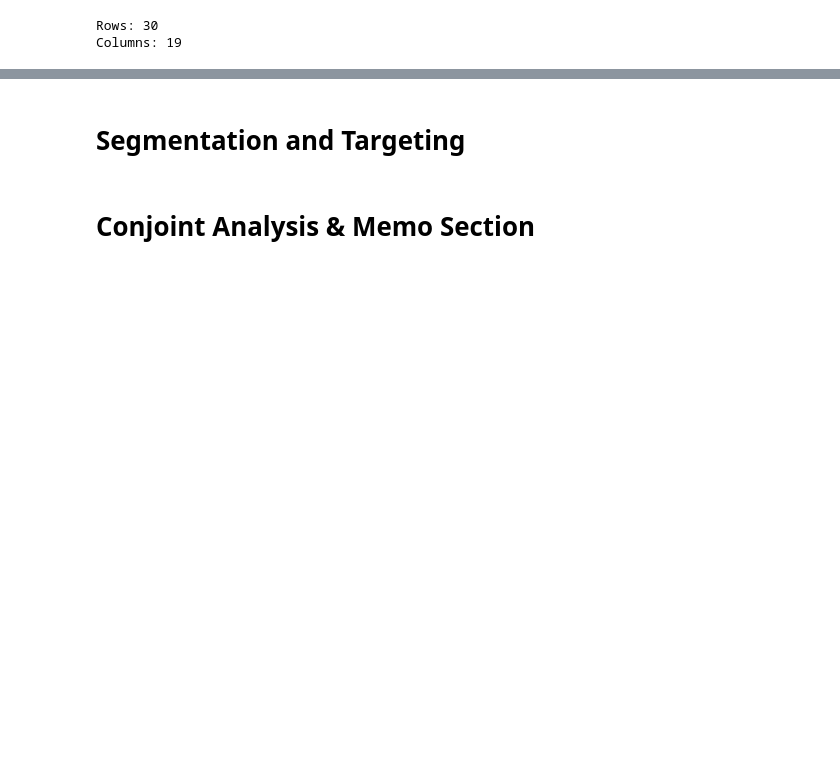
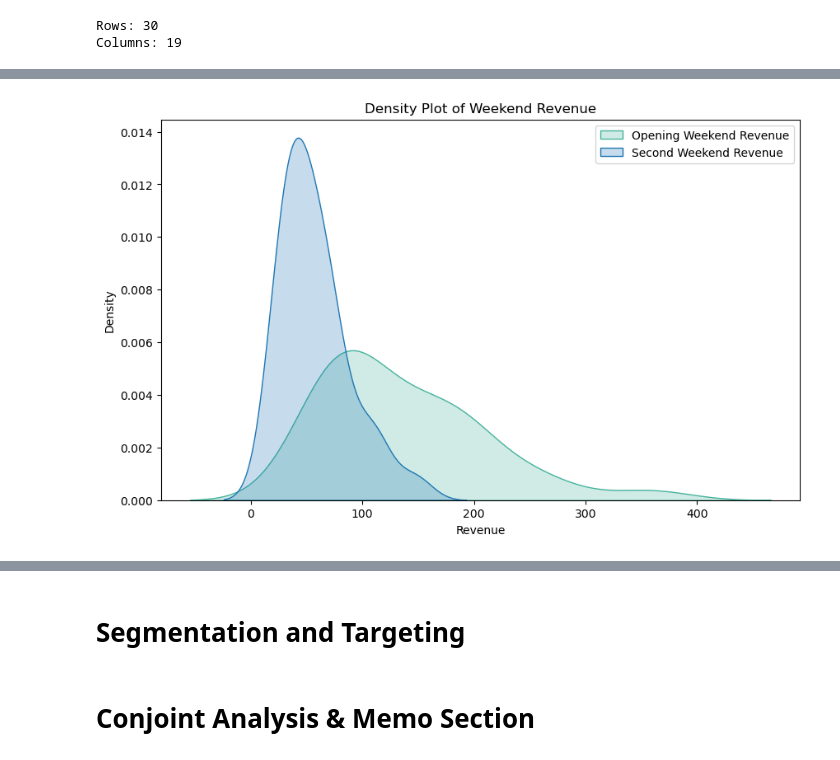
Before and after one commit to dz080/AD654_FinalProject, a Jupyter notebook: SemesterProject_JPD18.ipynb, the cells around one changed output, grey strips where cells are left out. Saved outputs shown, nothing was run; the diff lists cells and outputs as text; code cells hidden in the pictures; blank space fills up the shorter version.

```diff
--- a/SemesterProject_JPD18.ipynb
+++ b/SemesterProject_JPD18.ipynb
@@ -36,3 +58,20 @@ marvel_movies.describe()
 | 50% | 810.000000 | 183.000000 | 333.500000 | 448.500000 | 119.500000 | ... |
 | 75% | 1146.250000 | 200.000000 | 422.250000 | 731.250000 | 180.500000 | ... |
 | max | 2797.000000 | 400.000000 | 858.000000 | 1939.000000 | 357.000000 | ... |
+# %%
+# weekend revenue
+plt.figure(figsize=(10, 6))
+
+# Plot the density for opening weekend revenue
+sns.kdeplot(marvel_movies['opening weekend ($m)'], fill=True, label='Opening Weekend Revenue', color = '#45b39d')
+
+# Overlay the density for second weekend revenue
+sns.kdeplot(marvel_movies['second weekend ($m)'], fill=True, label='Second Weekend Revenue')
+
+plt.title('Density Plot of Weekend Revenue')
+plt.xlabel('Revenue')
+plt.ylabel('Density')
+plt.legend()
+plt.show()
+# %% [output]
+[figure, added]
```
Also changed, not shown: parts of 5 cells of this notebook.
